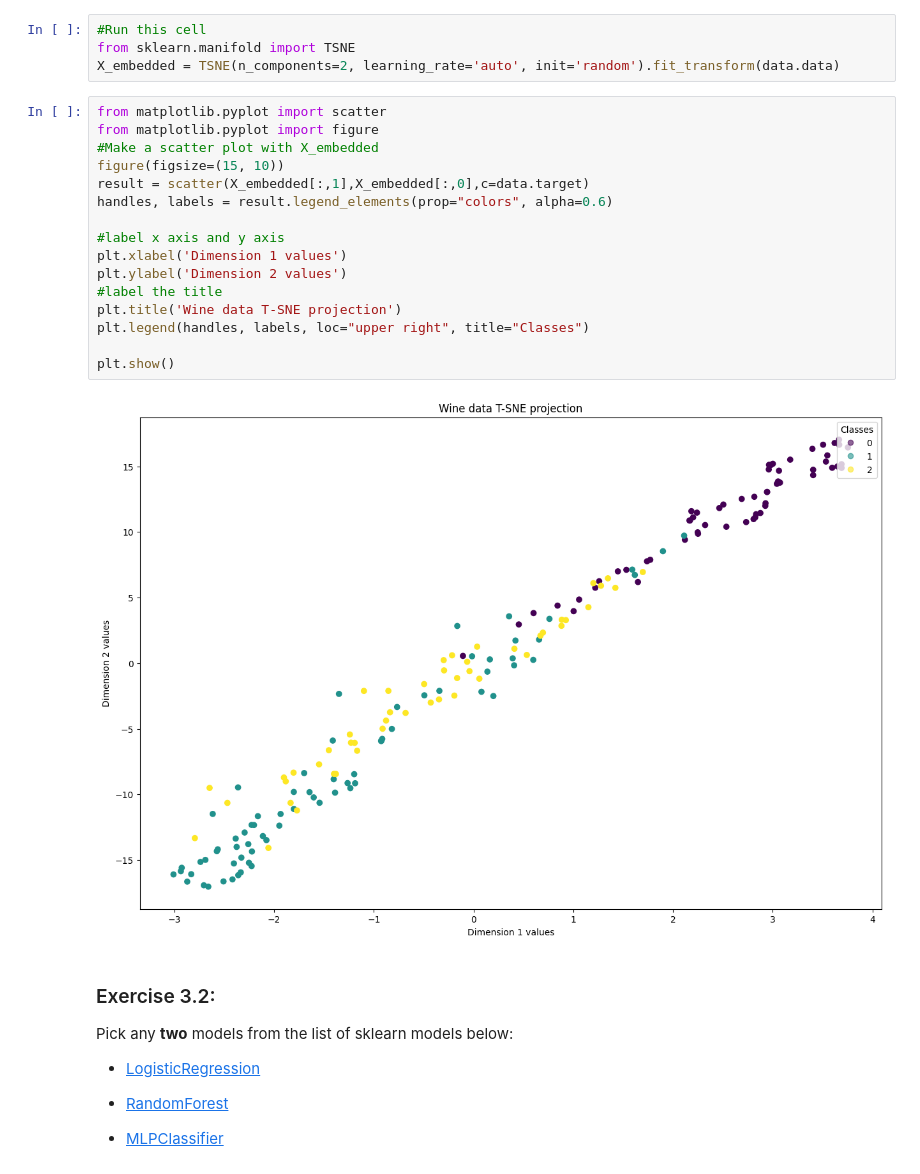
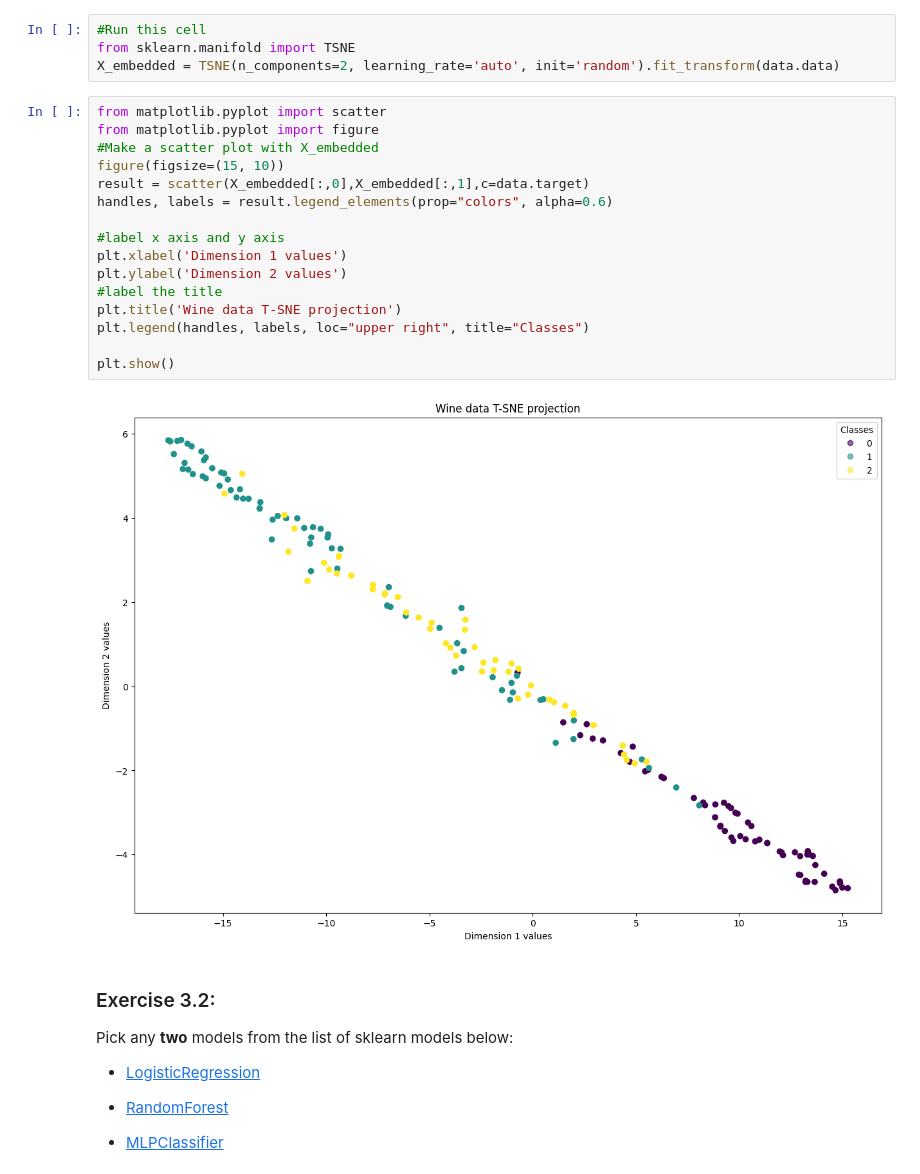
Before and after one commit to zxcej/COMP691_LABS, a Jupyter notebook: Johnson's_2023_Lab1_Ex.ipynb, the cells around one changed output. Cells and saved outputs as stored; diff of their text form.

```diff
--- a/Johnson's_2023_Lab1_Ex.ipynb
+++ b/Johnson's_2023_Lab1_Ex.ipynb
@@ -98,21 +98,21 @@ X_embedded = TSNE(n_components=2, learning_rate='auto', init='random').fit_trans
 # %%
 from matplotlib.pyplot import scatter
 from matplotlib.pyplot import figure
 #Make a scatter plot with X_embedded
 figure(figsize=(15, 10))
-result = scatter(X_embedded[:,1],X_embedded[:,0],c=data.target)
+result = scatter(X_embedded[:,0],X_embedded[:,1],c=data.target)
 handles, labels = result.legend_elements(prop="colors", alpha=0.6)
 
 #label x axis and y axis
 plt.xlabel('Dimension 1 values')
 plt.ylabel('Dimension 2 values')
 #label the title
 plt.title('Wine data T-SNE projection')
 plt.legend(handles, labels, loc="upper right", title="Classes")
 
 plt.show()
 # %% [output]
-[figure, old version]
+[figure, new version]
 # %% [markdown]
 ### Exercise 3.2:
 
```
Also changed, not shown: 1 other file.
